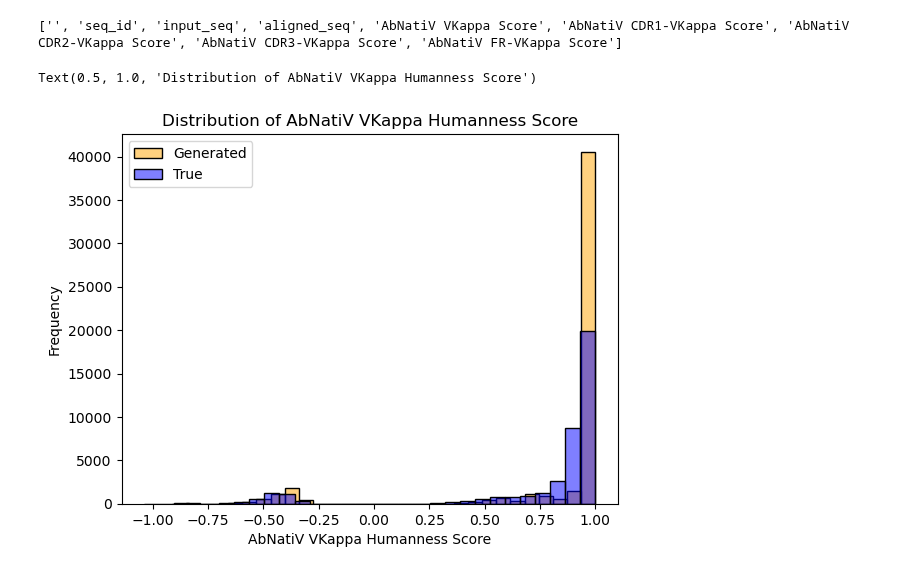
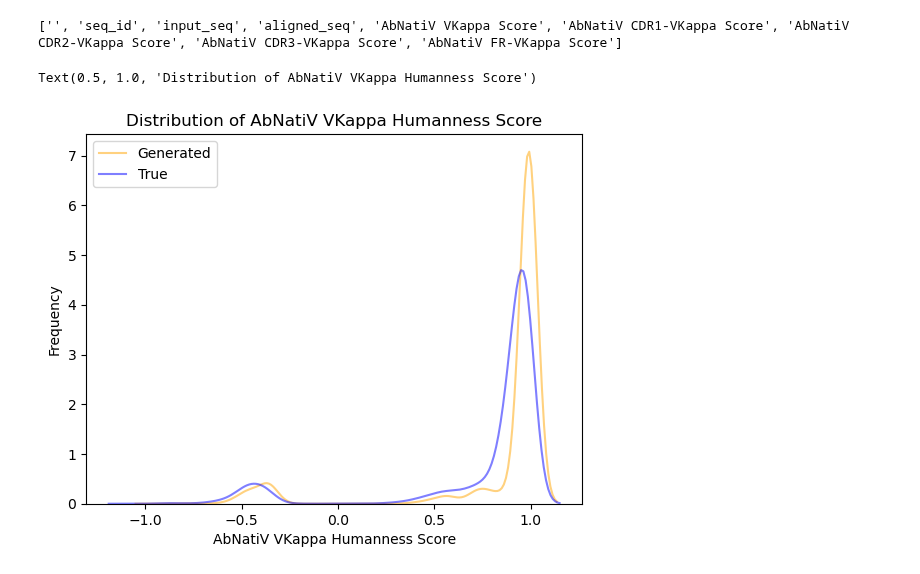
Before and after one commit to leaBroe/BERT_for_antibody_pairing, a Jupyter notebook: paired_model/BERT2BERT/humanness_score_AbnatiV/analyse_humanness_scores.ipynb, the cells around one changed output. Saved outputs shown, nothing was run; the diff lists cells and outputs as text; code cells hidden in the pictures.

```diff
--- a/paired_model/BERT2BERT/humanness_score_AbnatiV/analyse_humanness_scores.ipynb
+++ b/paired_model/BERT2BERT/humanness_score_AbnatiV/analyse_humanness_scores.ipynb
@@ -20,18 +20,18 @@ with open(igk_gen_seqs, "r") as f:
 # %%
 igk_gen_seqs_df = pd.read_csv(igk_gen_seqs)
 igk_true_seqs_df = pd.read_csv(igk_true_seqs)
 
 # extract AbNatiV VKappa Score
 abnativ_vkappa_score_gen = igk_gen_seqs_df["AbNatiV VKappa Score"]
 abnativ_vkappa_score_true = igk_true_seqs_df["AbNatiV VKappa Score"]
 
 # plot histogram
-sns.histplot(abnativ_vkappa_score_gen, bins=30, alpha=0.5, color="orange")
-sns.histplot(abnativ_vkappa_score_true, bins=30, alpha=0.5, color="blue")
+sns.kdeplot(abnativ_vkappa_score_gen, alpha=0.5, color="orange")
+sns.kdeplot(abnativ_vkappa_score_true, alpha=0.5, color="blue")
 plt.legend(["Generated", "True"])
 plt.xlabel("AbNatiV VKappa Humanness Score")
 plt.ylabel("Frequency")
 plt.title("Distribution of AbNatiV VKappa Humanness Score")
 # %% [output]
 Text(0.5, 1.0, 'Distribution of AbNatiV VKappa Humanness Score')
-[figure, old version]
+[figure, new version]
```
Also changed, not shown: parts of 2 cells of this notebook.
